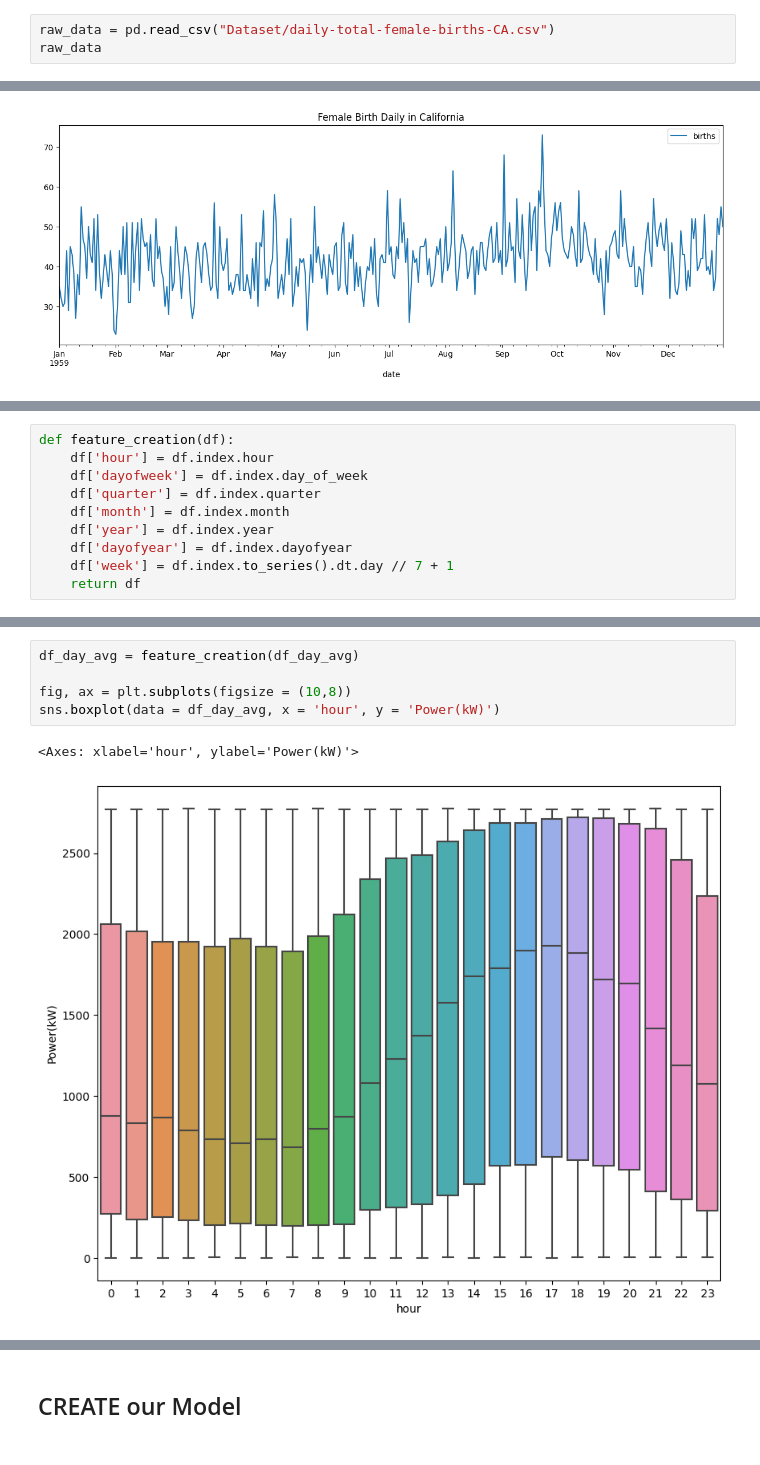
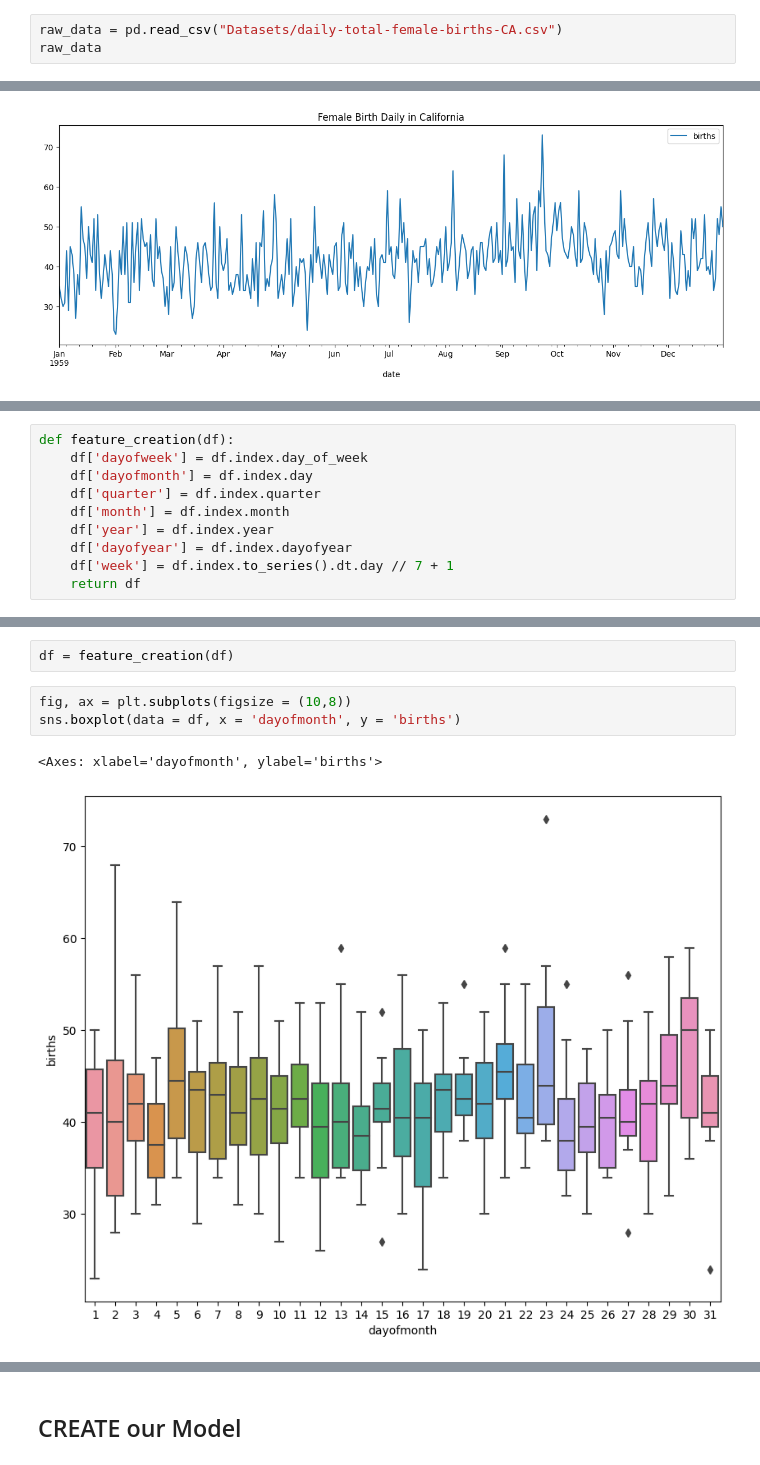
Before and after one commit to sumitmg/Female_birth_prediction_model, a Jupyter notebook: model_file_2_female_birth.ipynb, the cells around one changed output, grey strips where cells are left out. Drawn from its saved outputs; the diff is of its cells as text.

```diff
--- a/model_file_2_female_birth.ipynb
+++ b/model_file_2_female_birth.ipynb
@@ -9,7 +7,7 @@ import seaborn as sns
 import xgboost as xgb
 from sklearn.metrics import mean_squared_error
 # %%
-raw_data = pd.read_csv("Dataset/daily-total-female-births-CA.csv")
+raw_data = pd.read_csv("Datasets/daily-total-female-births-CA.csv")
 raw_data
 # %% [output]
 |  | date | births |
@@ -85,7 +83,7 @@ KeyboardInterrupt:
 # %%
 def feature_creation(df):
-    df['hour'] = df.index.hour
     df['dayofweek'] = df.index.day_of_week
+    df['dayofmonth'] = df.index.day
     df['quarter'] = df.index.quarter
     df['month'] = df.index.month
     df['year'] = df.index.year
@@ -95,10 +103,10 @@ def feature_creation(df):
+# %%
+df = feature_creation(df)
 # %%
-df_day_avg = feature_creation(df_day_avg)
-
 fig, ax = plt.subplots(figsize = (10,8))
-sns.boxplot(data = df_day_avg, x = 'hour', y = 'Power(kW)')
+sns.boxplot(data = df, x = 'dayofmonth', y = 'births')
 # %% [output]
-<Axes: xlabel='hour', ylabel='Power(kW)'>
+<Axes: xlabel='dayofmonth', ylabel='births'>
-[figure, old version]
+[figure, new version]
 # %%
 fig, ax = plt.subplots(figsize = (10,8))
```
Also changed, not shown: parts of 24 cells of this notebook, 1 other file.
